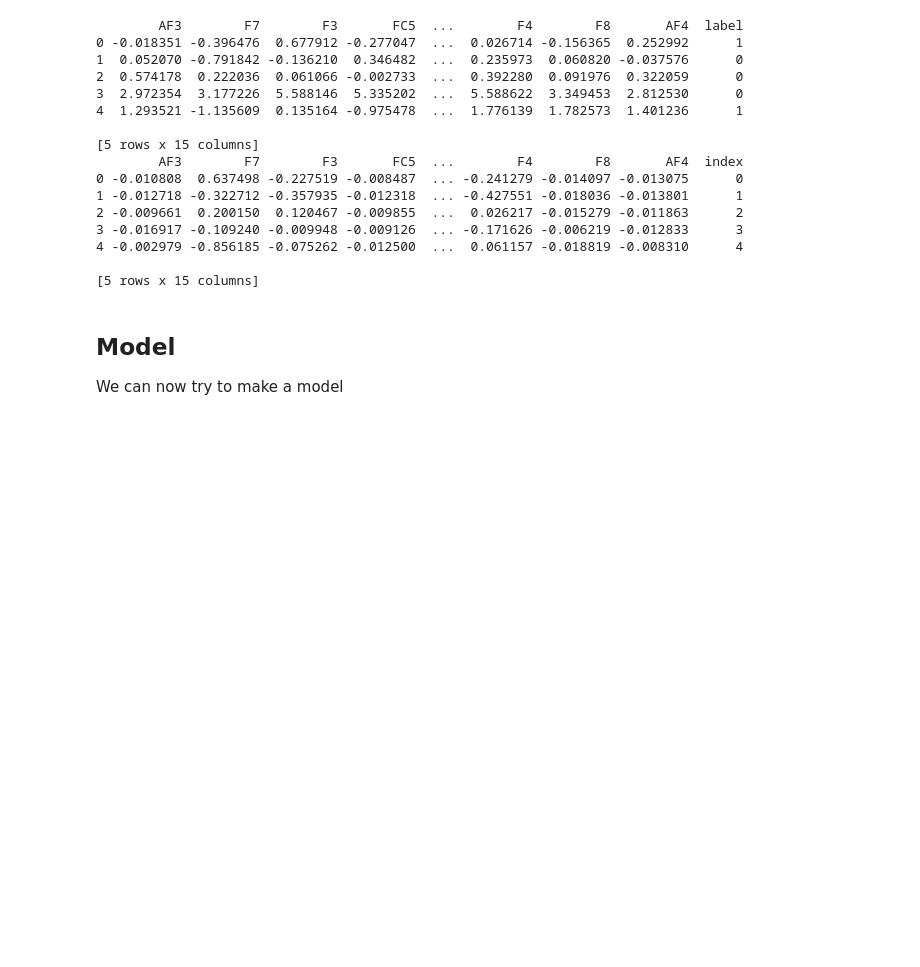
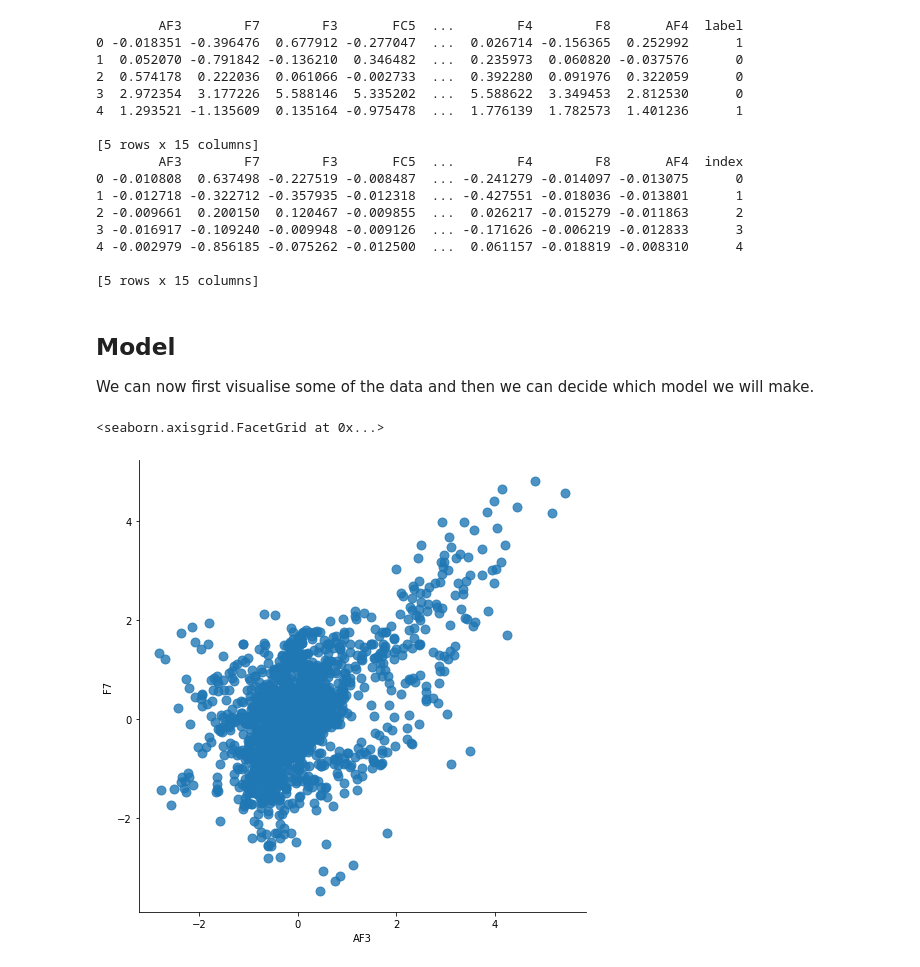
Before and after one commit to JanaDeCoster/Machine_Learning_course_UGent_D012554_kaggle, a Jupyter notebook: Kaggle_eye_blinking_prediciton.ipynb, the cells around one changed output. Cells and saved outputs as stored; diff of their text form; code cells hidden in the pictures; blank space fills up the shorter version.

```diff
--- a/Kaggle_eye_blinking_prediciton.ipynb
+++ b/Kaggle_eye_blinking_prediciton.ipynb
@@ -165,7 +165,12 @@ print(testset_stand.head())
 4 -0.002979 -0.856185 -0.075262 -0.012500  ...  0.061157 -0.018819 -0.008310      4
 
 [5 rows x 15 columns]
-# %% [markdown]
-## Model
-
-We can now try to make a model
+# %% [markdown]
+## Model
+
+We can now first visualise some of the data and then we can decide which model we will make.
+# %%
+sns.lmplot(x="AF3", y="F7", data=trainset_stand, fit_reg=False, height=7, scatter_kws={"s": 80})
+# %% [output]
+<seaborn.axisgrid.FacetGrid at 0x...>
+[figure, added]
```
Also changed, not shown: parts of 4 cells of this notebook.
